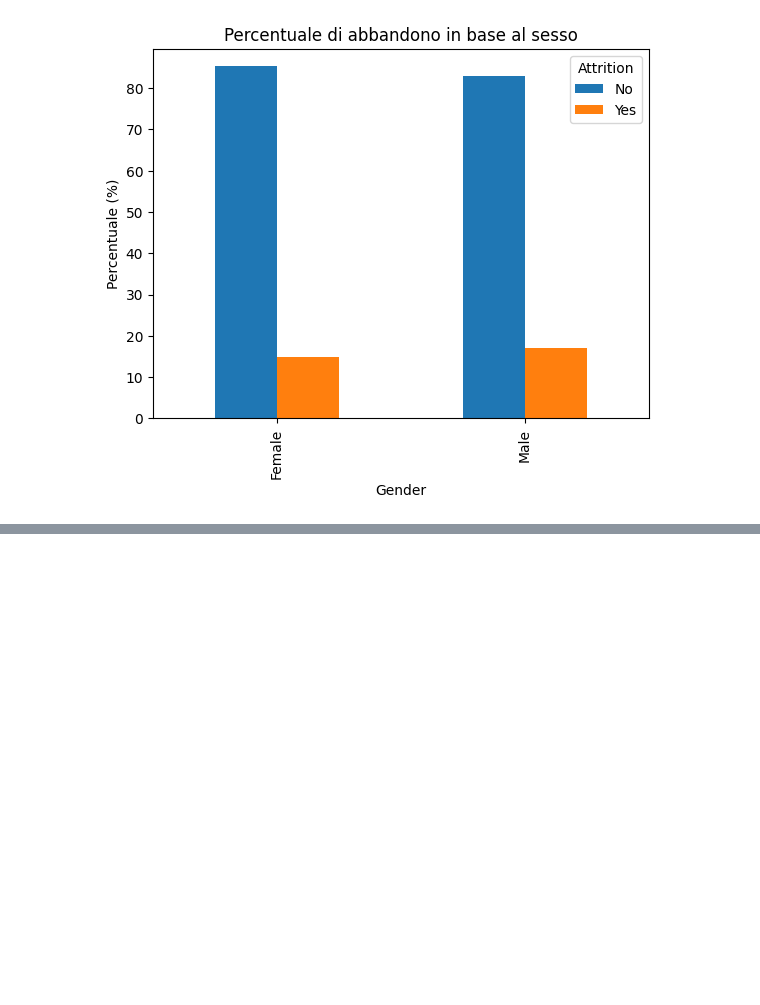
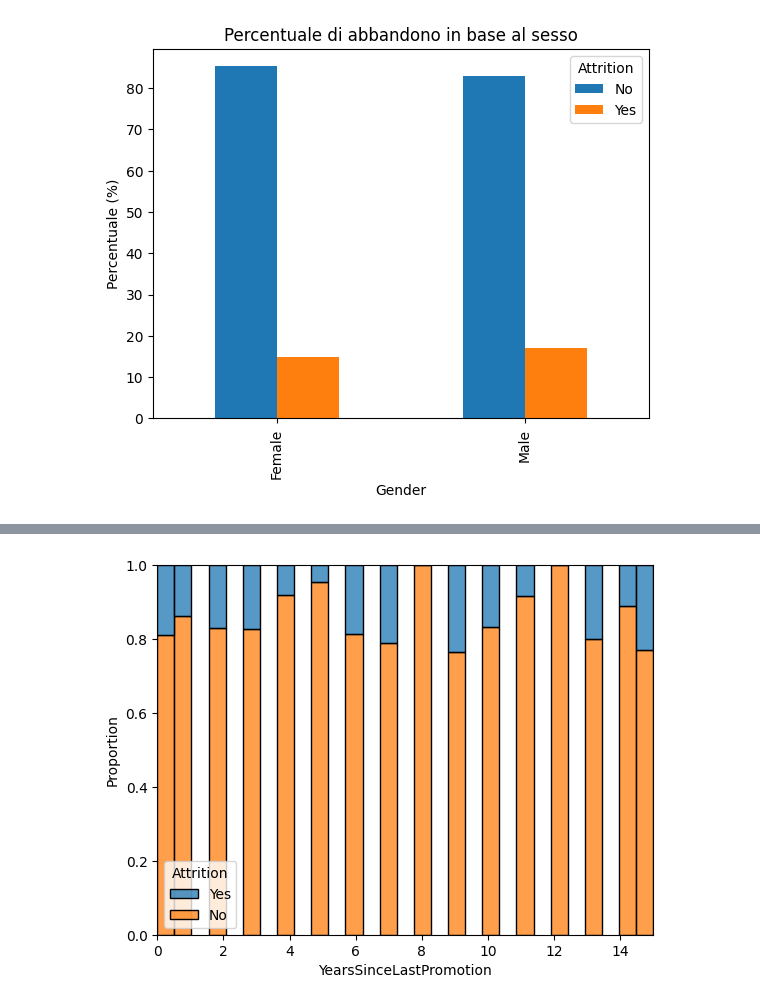
Before and after one commit to margheritamarinelli/Progetto-Data-Science-gruppo-9, a Jupyter notebook: notebook/Progetto_Data_Science_gruppo9.ipynb, the cells around one changed output, grey strips where cells are left out. Drawn from its saved outputs; the diff is of its cells as text; code cells hidden in the pictures; blank space fills up the shorter version.

```diff
--- a/notebook/Progetto_Data_Science_gruppo9.ipynb
+++ b/notebook/Progetto_Data_Science_gruppo9.ipynb
@@ -270,0 +280,5 @@ plt.show()
+# %%
+sns.histplot(x="YearsSinceLastPromotion", hue="Attrition", multiple="fill", data=attrition, stat="proportion")
+plt.show()
+# %% [output]
+[figure, added]
```
Also changed, not shown: parts of 11 cells of this notebook.
